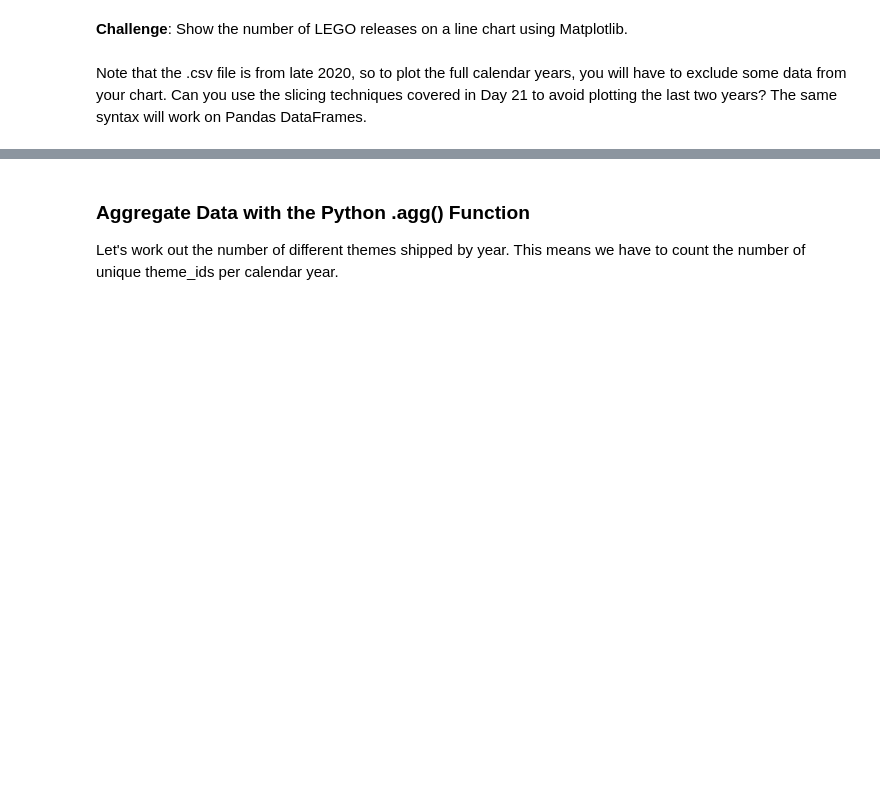
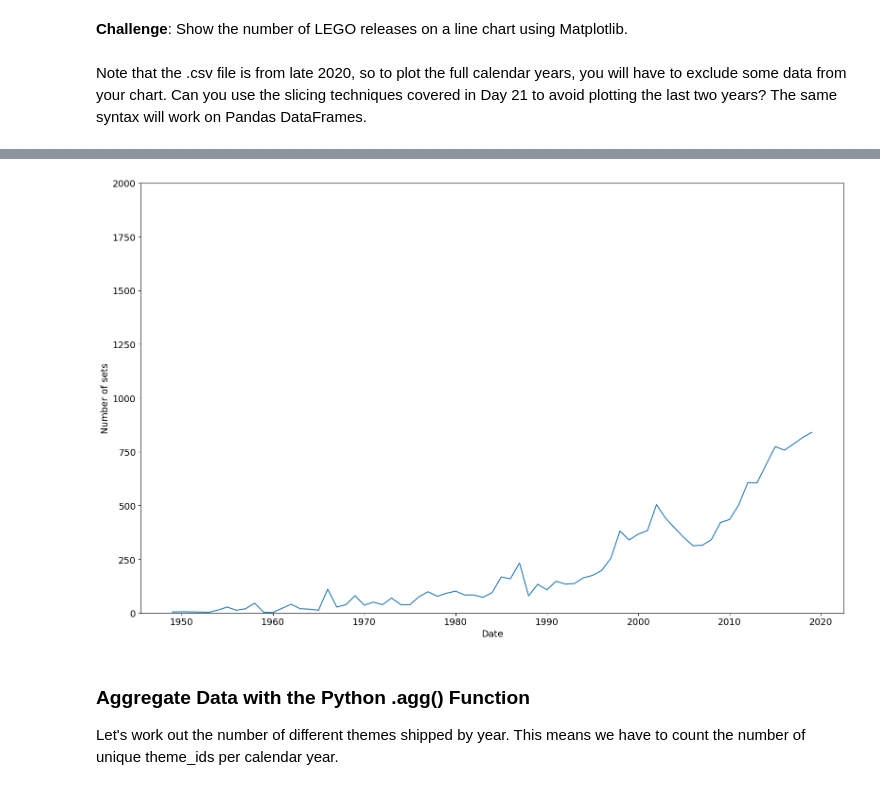
Before and after one commit to PuddiPuddi96/Python, a Jupyter notebook: 100-days-of-code/day-74/notebooks/Lego_Analysis_for_Course_(start).ipynb, the cells around one changed output, grey strips where cells are left out. Drawn from its saved outputs; the diff is of its cells as text; code cells hidden in the pictures; blank space fills up the shorter version.

```diff
--- a/100-days-of-code/day-74/notebooks/Lego_Analysis_for_Course_(start).ipynb
+++ b/100-days-of-code/day-74/notebooks/Lego_Analysis_for_Course_(start).ipynb
@@ -101,3 +191,20 @@ Note that the .csv file is from late 2020, so to plot the full calendar years, y
+# %%
+plt.figure(figsize=(16, 10))
+
+plt.xticks(fontsize=14)
+plt.yticks(fontsize=14)
+
+plt.xlabel('Date', fontsize=14)
+plt.ylabel('Number of sets', fontsize=14)
+
+plt.ylim(0, 2000)
+
+plt.plot(sets_by_year.index[:-2], sets_by_year['set_num'][:-2])
+
+plt.tight_layout()
+plt.show()
+# %% [output]
+[figure, added]
 # %% [markdown]
 ### Aggregate Data with the Python .agg() Function
 
```
Also changed, not shown: parts of 10 cells of this notebook.
